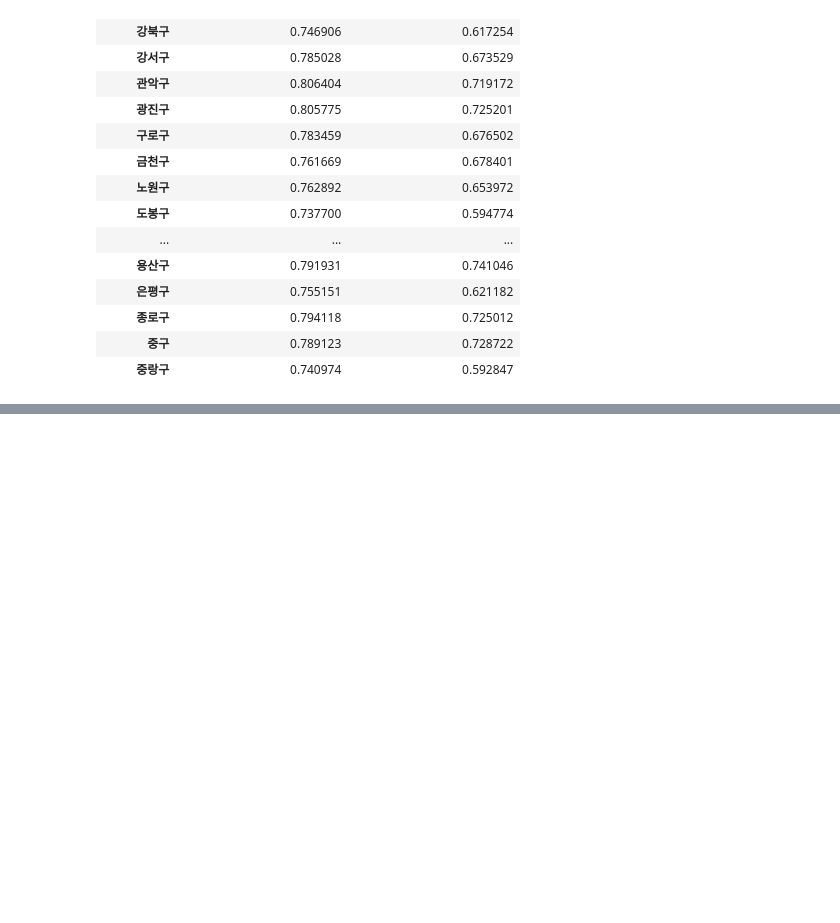
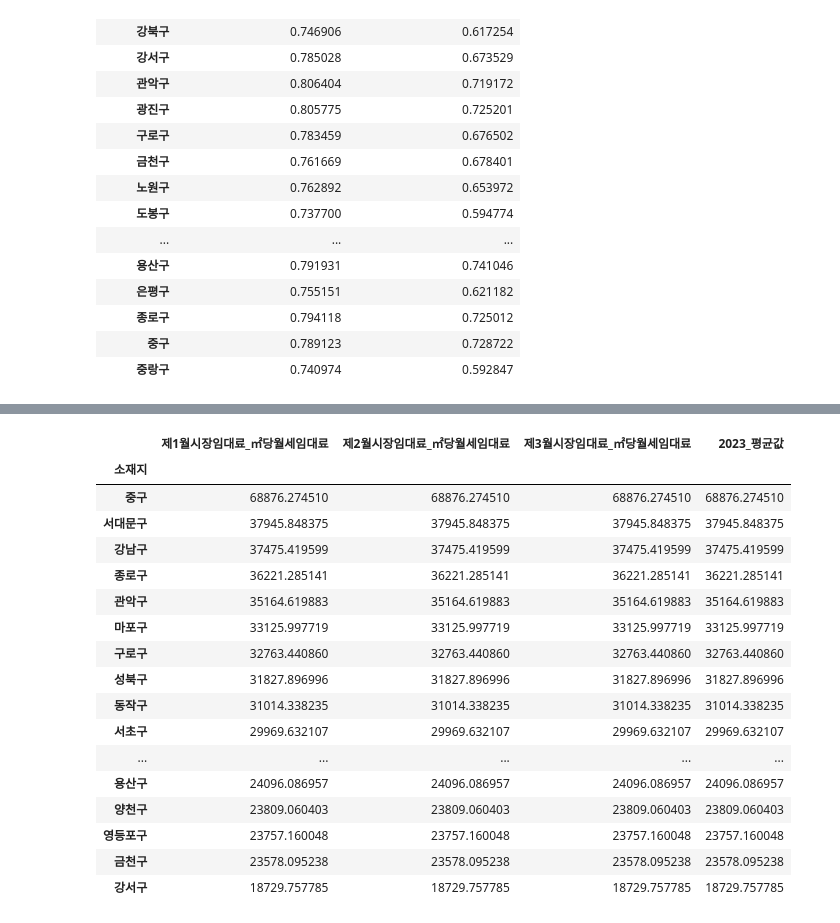
Before and after one commit to kathy5311/Gentrification_Prediction, a Jupyter notebook: 2019_2023_자치구별_추정매출_revise_final.ipynb, the cells around one changed output, grey strips where cells are left out. Drawn from its saved outputs; the diff is of its cells as text; code cells hidden in the pictures; blank space fills up the shorter version.

```diff
--- a/2019_2023_자치구별_추정매출_revise_final.ipynb
+++ b/2019_2023_자치구별_추정매출_revise_final.ipynb
@@ -339,0 +669,23 @@ counting_df
+# %%
+group_df=filtered_df.groupby('소재지').mean()
+sorted_df = group_df.sort_values(by='2023_평균값', ascending=False)
+sorted_df
+# %% [output]
+|  | 제1월시장임대료_㎡당월세임대료 | 제2월시장임대료_㎡당월세임대료 | 제3월시장임대료_㎡당월세임대료 | 2023_평균값 |
+| 소재지 |  |  |  |  |
+| 중구 | 68876.274510 | 68876.274510 | 68876.274510 | 68876.274510 |
+| 서대문구 | 37945.848375 | 37945.848375 | 37945.848375 | 37945.848375 |
+| 강남구 | 37475.419599 | 37475.419599 | 37475.419599 | 37475.419599 |
+| 종로구 | 36221.285141 | 36221.285141 | 36221.285141 | 36221.285141 |
+| 관악구 | 35164.619883 | 35164.619883 | 35164.619883 | 35164.619883 |
+| 마포구 | 33125.997719 | 33125.997719 | 33125.997719 | 33125.997719 |
+| 구로구 | 32763.440860 | 32763.440860 | 32763.440860 | 32763.440860 |
+| 성북구 | 31827.896996 | 31827.896996 | 31827.896996 | 31827.896996 |
+| 동작구 | 31014.338235 | 31014.338235 | 31014.338235 | 31014.338235 |
+| 서초구 | 29969.632107 | 29969.632107 | 29969.632107 | 29969.632107 |
+| ... | ... | ... | ... | ... |
+| 용산구 | 24096.086957 | 24096.086957 | 24096.086957 | 24096.086957 |
+| 양천구 | 23809.060403 | 23809.060403 | 23809.060403 | 23809.060403 |
+| 영등포구 | 23757.160048 | 23757.160048 | 23757.160048 | 23757.160048 |
+| 금천구 | 23578.095238 | 23578.095238 | 23578.095238 | 23578.095238 |
+| 강서구 | 18729.757785 | 18729.757785 | 18729.757785 | 18729.757785 |
```
Also changed, not shown: parts of 27 cells of this notebook.
